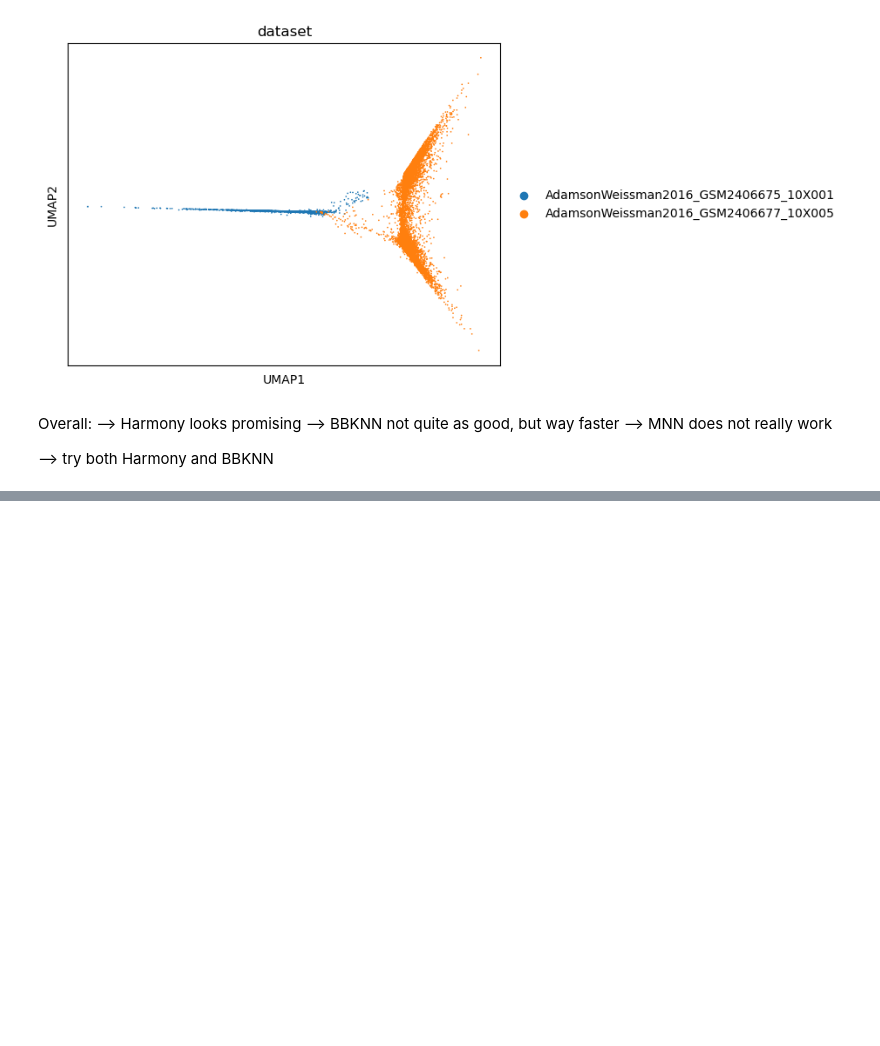
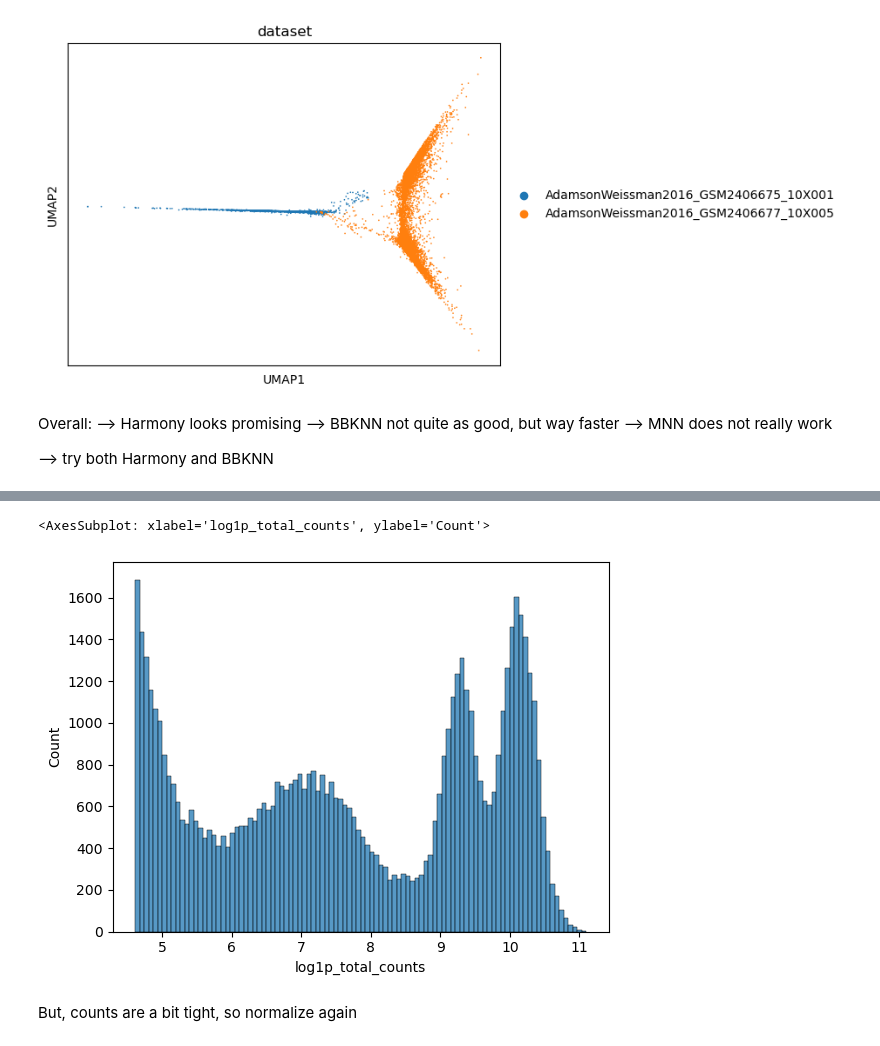
Before and after one commit to GoyalLab/ExPert, a Jupyter notebook: notebooks/merge_datasets.ipynb, the cells around one changed output, grey strips where cells are left out. Saved outputs shown, nothing was run; the diff lists cells and outputs as text; code cells hidden in the pictures; blank space fills up the shorter version.

```diff
--- a/notebooks/merge_datasets.ipynb
+++ b/notebooks/merge_datasets.ipynb
@@ -125,0 +131,8 @@ sc.pl.umap(metaset, color='dataset')
+# %%
+# Without scaling
+sns.histplot(test.obs['log1p_total_counts'], bins=100, kde=False)
+# %% [output]
+<AxesSubplot: xlabel='log1p_total_counts', ylabel='Count'>
+[figure, added]
+# %% [markdown]
+But, counts are a bit tight, so normalize again
```
Also changed, not shown: parts of 17 cells of this notebook, 12 other files.
